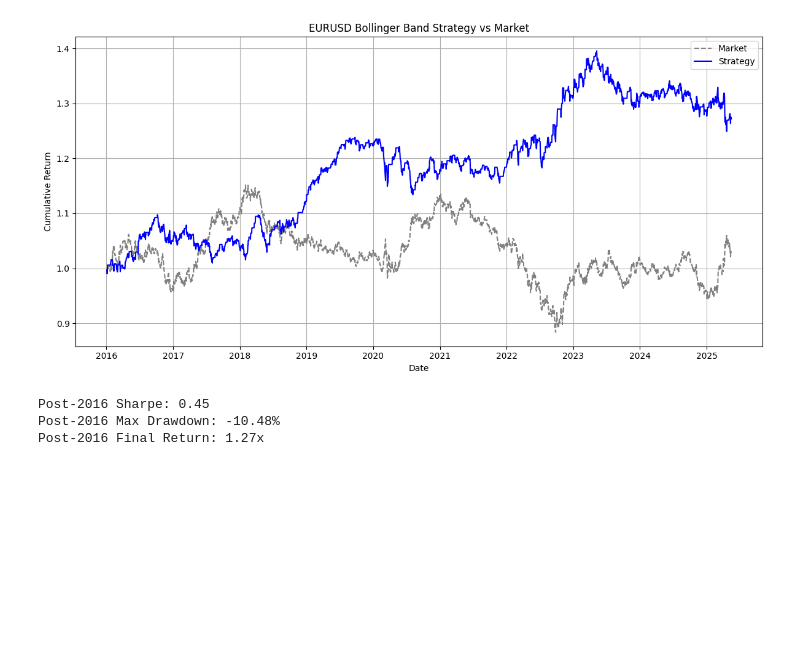
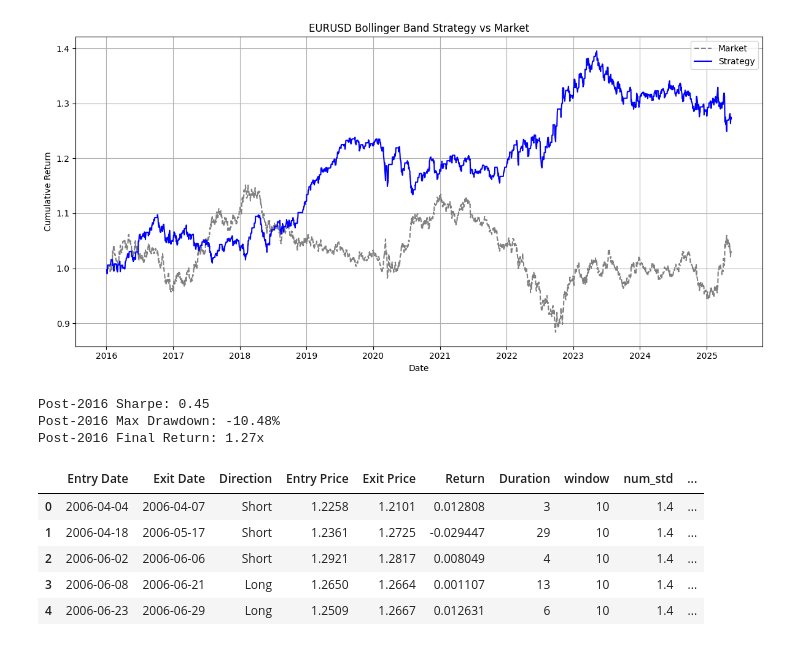
Before and after one commit to dt-17/algotrading, a Jupyter notebook: prototyping.ipynb, the cells around one changed output. Saved outputs shown, nothing was run; the diff lists cells and outputs as text; code cells hidden in the pictures; blank space fills up the shorter version.

```diff
--- a/prototyping.ipynb
+++ b/prototyping.ipynb
@@ -340,3 +334,13 @@ print(f"Post-2016 Final Return: {results_post_2016['final_return']:.2f}x")
 Post-2016 Sharpe: 0.45
 Post-2016 Max Drawdown: -10.48%
 Post-2016 Final Return: 1.27x
+# %%
+trade_log = pd.read_csv("/Users/danieltompkins/Documents/Algotrading_project/Trade_logs/EURUSD_trade_log_10_1.4.csv")
+trade_log.head()
+# %% [output]
+|  | Entry Date | Exit Date | Direction | Entry Price | Exit Price | Return | Duration | window | num_std | ... |
+| 0 | 2006-04-04 | 2006-04-07 | Short | 1.2258 | 1.2101 | 0.012808 | 3 | 10 | 1.4 | ... |
+| 1 | 2006-04-18 | 2006-05-17 | Short | 1.2361 | 1.2725 | -0.029447 | 29 | 10 | 1.4 | ... |
+| 2 | 2006-06-02 | 2006-06-06 | Short | 1.2921 | 1.2817 | 0.008049 | 4 | 10 | 1.4 | ... |
+| 3 | 2006-06-08 | 2006-06-21 | Long | 1.2650 | 1.2664 | 0.001107 | 13 | 10 | 1.4 | ... |
+| 4 | 2006-06-23 | 2006-06-29 | Long | 1.2509 | 1.2667 | 0.012631 | 6 | 10 | 1.4 | ... |
```
Also changed, not shown: parts of 4 cells of this notebook, 2 other files.
